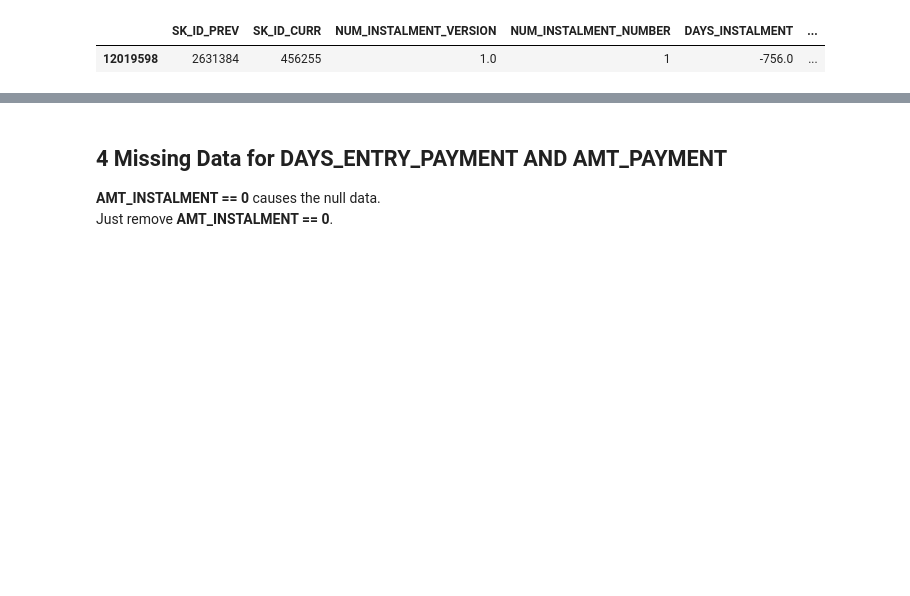
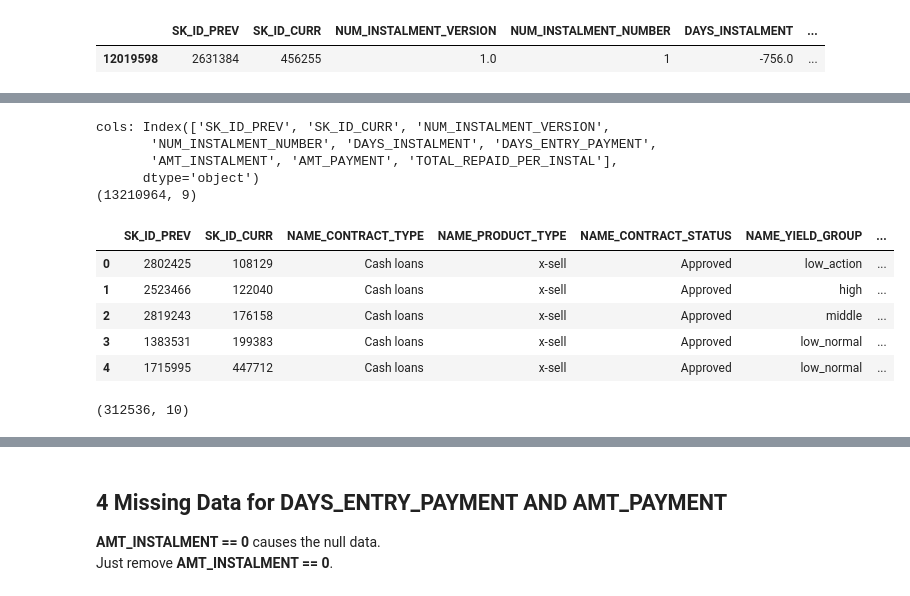
Before and after one commit to HoWeiChin/GA_Capstone, a Jupyter notebook: duplicate-removal.ipynb, the cells around one changed output, grey strips where cells are left out. Drawn from its saved outputs; the diff is of its cells as text; code cells hidden in the pictures; blank space fills up the shorter version.

```diff
--- a/duplicate-removal.ipynb
+++ b/duplicate-removal.ipynb
@@ -171,4 +167,10 @@ cleaned_instal_df['TOTAL_REPAID_PER_INSTAL'] = cleaned_instal_df \
                                                 .groupby(by=['SK_ID_PREV', 'NUM_INSTALMENT_NUMBER'])['AMT_PAYMENT'].transform(np.sum)
 # %%
-print(f'cols: {cleaned_instal_df.columns}')
-print(cleaned_instal_df.shape)
+print(f'cols: {instal_df_no_dup.columns}')
+print(instal_df_no_dup.shape)
+# %% [output]
+cols: Index(['SK_ID_PREV', 'SK_ID_CURR', 'NUM_INSTALMENT_VERSION',
+       'NUM_INSTALMENT_NUMBER', 'DAYS_INSTALMENT', 'DAYS_ENTRY_PAYMENT',
+       'AMT_INSTALMENT', 'AMT_PAYMENT', 'TOTAL_REPAID_PER_INSTAL'],
+      dtype='object')
+(13210964, 9)
@@ -179,0 +177,18 @@ combined_pos_prev_cash = prev_cash_df[prev_cash_cols].merge(
+# %%
+prev_cash_df.head()
+# %% [output]
+|  | SK_ID_PREV | SK_ID_CURR | NAME_CONTRACT_TYPE | NAME_PRODUCT_TYPE | NAME_CONTRACT_STATUS | NAME_YIELD_GROUP | ... |
+| 0 | 2802425 | 108129 | Cash loans | x-sell | Approved | low_action | ... |
+| 1 | 2523466 | 122040 | Cash loans | x-sell | Approved | high | ... |
+| 2 | 2819243 | 176158 | Cash loans | x-sell | Approved | middle | ... |
+| 3 | 1383531 | 199383 | Cash loans | x-sell | Approved | low_normal | ... |
+| 4 | 1715995 | 447712 | Cash loans | x-sell | Approved | low_normal | ... |
+# %%
+#Excluding NAME_CONTRACT_TYPE/STATUS because we know prev_cash_df is for Approved Cash Loans
+cols_to_keep = ['SK_ID_PREV', 'SK_ID_CURR', 'NAME_PRODUCT_TYPE',
+                'NAME_YIELD_GROUP', 'DAYS_FIRST_DUE', 'DAYS_LAST_DUE',
+                'AMT_ANNUITY', 'AMT_CREDIT', 'AMT_GOODS_PRICE', 'CNT_PAYMENT']
+
+prev_cash_df = prev_cash_df.filter(items=cols_to_keep)
+# %% [output]
+(312536, 10)
```
Also changed, not shown: parts of 18 cells of this notebook.
